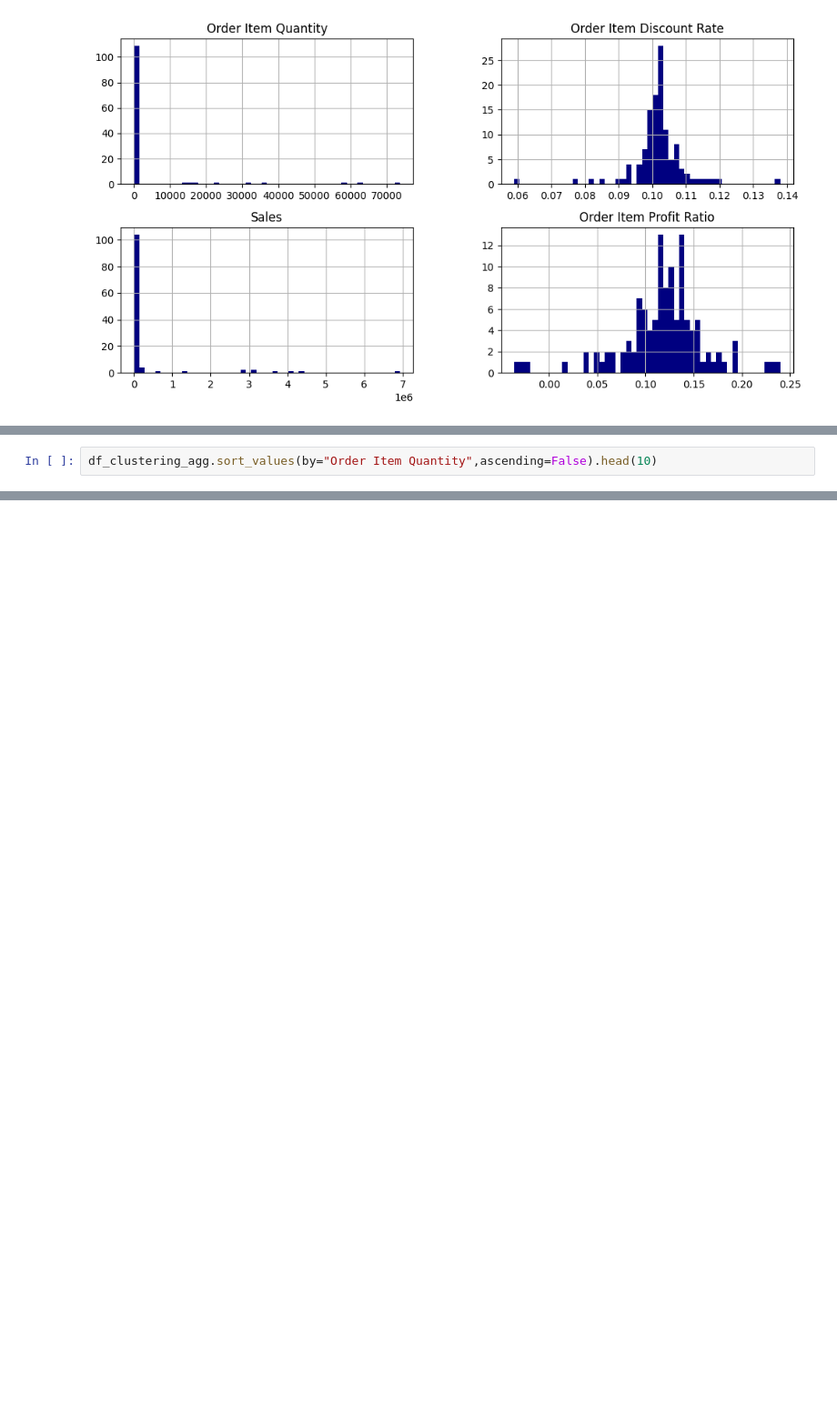
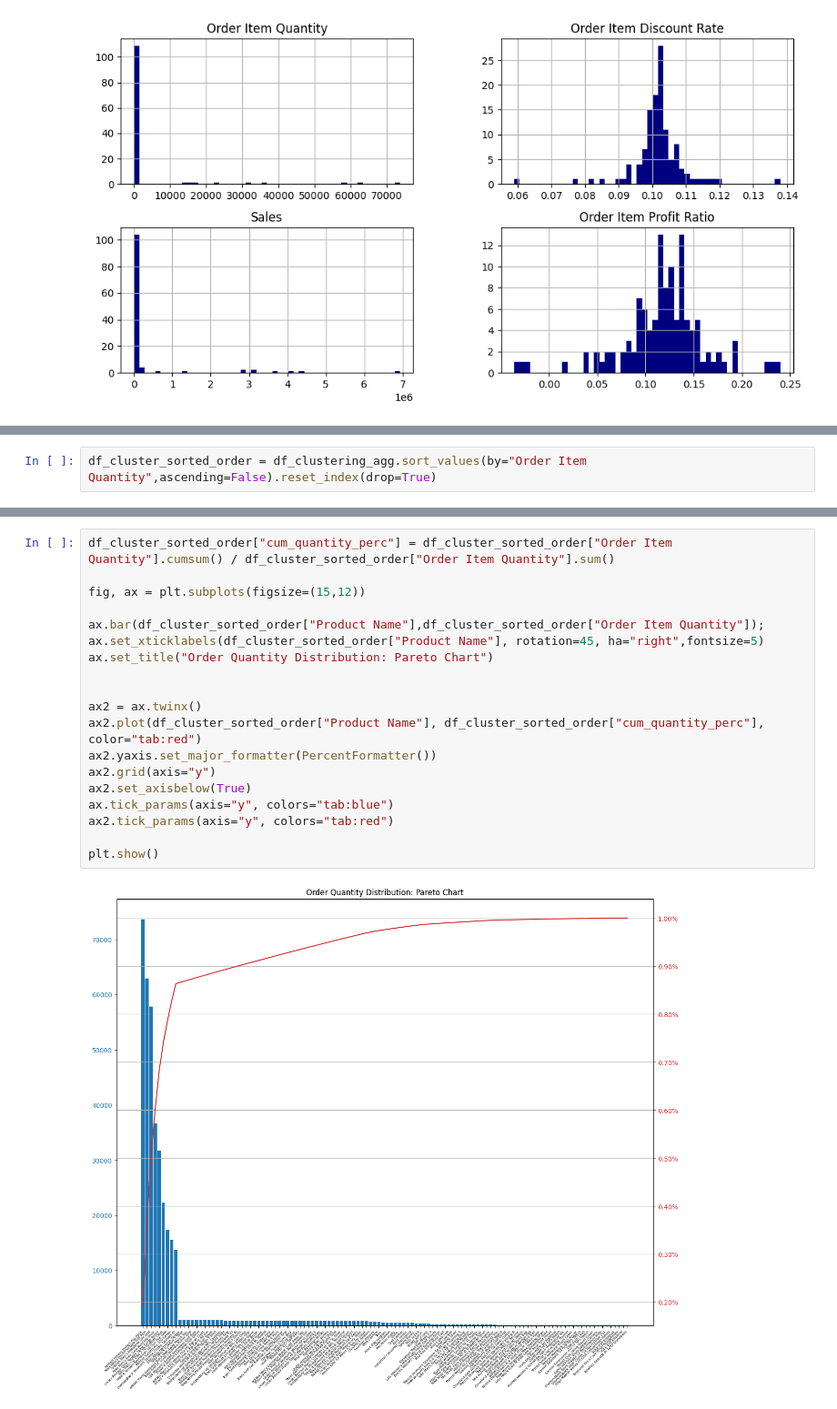
Before and after one commit to emirhansilsupur/supply-chain-analytics-forecasting, a Jupyter notebook: SC_Analytics_Forecasting.ipynb, the cells around one changed output, grey strips where cells are left out. Shown at 91% size. Saved outputs shown, nothing was run; the diff lists cells and outputs as text; blank space fills up the shorter version.

Commit message:
Create pareto chart

```diff
--- a/SC_Analytics_Forecasting.ipynb
+++ b/SC_Analytics_Forecasting.ipynb
@@ -641,2 +646,2 @@ Most SKUs are rarely sold, but eight SKUs have very high sales volume, indicatin
 # %%
-df_clustering_agg.sort_values(by="Order Item Quantity",ascending=False).head(10)
+df_cluster_sorted_order = df_clustering_agg.sort_values(by="Order Item Quantity",ascending=False).reset_index(drop=True)
@@ -654,0 +662,21 @@ df_clustering_agg.sort_values(by="Order Item Quantity",ascending=False).head(10)
+# %%
+df_cluster_sorted_order["cum_quantity_perc"] = df_cluster_sorted_order["Order Item Quantity"].cumsum() / df_cluster_sorted_order["Order Item Quantity"].sum()
+
+fig, ax = plt.subplots(figsize=(15,12))
+
+ax.bar(df_cluster_sorted_order["Product Name"],df_cluster_sorted_order["Order Item Quantity"]);
+ax.set_xticklabels(df_cluster_sorted_order["Product Name"], rotation=45, ha="right",fontsize=5)
+ax.set_title("Order Quantity Distribution: Pareto Chart")
+
+
+ax2 = ax.twinx()
+ax2.plot(df_cluster_sorted_order["Product Name"], df_cluster_sorted_order["cum_quantity_perc"], color="tab:red")
+ax2.yaxis.set_major_formatter(PercentFormatter())
+ax2.grid(axis="y")
+ax2.set_axisbelow(True)
+ax.tick_params(axis="y", colors="tab:blue")
+ax2.tick_params(axis="y", colors="tab:red")
+
+plt.show()
+# %% [output]
+[figure, added]
```
Also changed, not shown: parts of 6 cells of this notebook.
